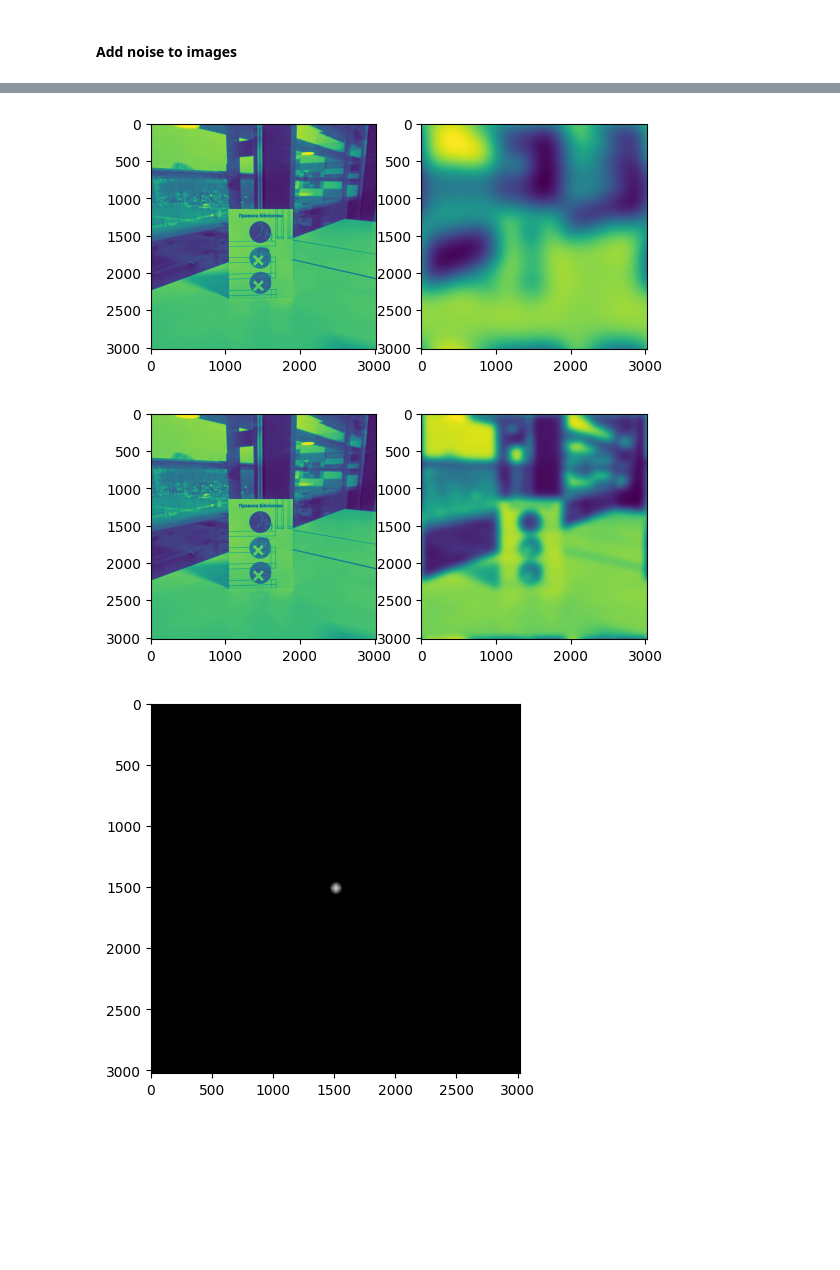
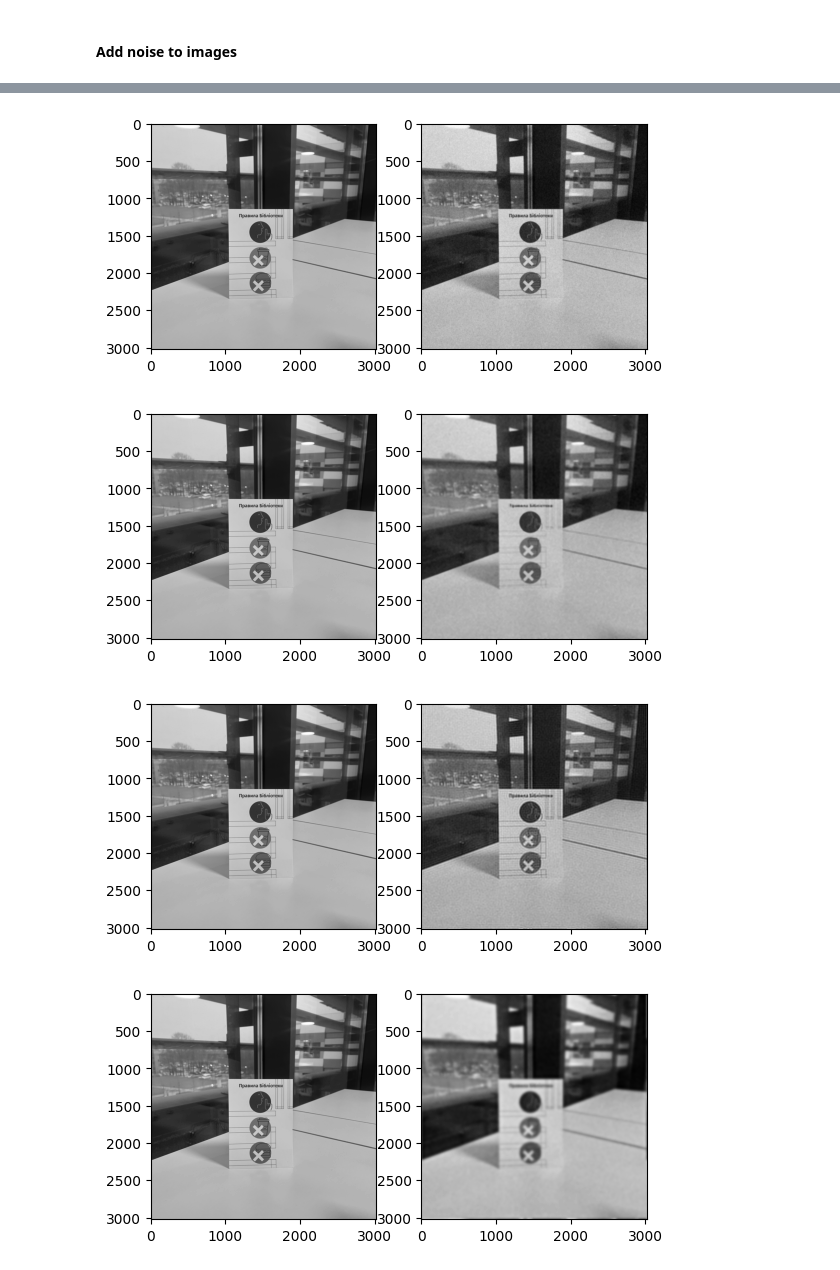
Before and after one commit to bulkobubulko/image-denoising, a Jupyter notebook: image-denoising.ipynb, the cells around one changed output, grey strips where cells are left out. Drawn from its saved outputs; the diff is of its cells as text; code cells hidden in the pictures; blank space fills up the shorter version.

```diff
--- a/image-denoising.ipynb
+++ b/image-denoising.ipynb
@@ -28,7 +37,17 @@ def load_images():
 # %% [markdown]
 #### Additive noise
 # %%
-def add_noise(img, mean=0, std=100):
+def add_noise(img, mean=0, std=30):
+    """Add Gaussian noise to an image.
+
+    Args:
+        img (numpy.ndarray): Input image.
+        mean (float): Mean of the Gaussian noise distribution.
+        std (float): Standard deviation of the Gaussian noise distribution.
+
+    Returns:
+        tuple: Tuple containing original image and noisy image.
+    """
     h, w = img.shape
     noise = np.random.normal(mean, std, (h, w))
     img_noisy = img + noise
@@ -176,8 +288,8 @@ def psnr(img1, img2):
 # %%
 def plot_images(img1, img2):
     fig, axs = plt.subplots(1, 2)
-    axs[0].imshow(img1)
-    axs[1].imshow(img2)
+    axs[0].imshow(img1, cmap='gray')
+    axs[1].imshow(img2, cmap='gray')
     plt.show()
 # %% [markdown]
 ## Image denoising
@@ -413,24 +452,25 @@ def main():
 # %%
-
-# images = load_dataset()
-# images = load_images()
-# image = images[2]
-
 image = cv2.imread('./data/images/input-0.png', cv2.IMREAD_GRAYSCALE)
-
 img, img_noisy = add_noise(image, 0, 60)
 
-img_low_pass, img_fft_shift = low_pass_filter(img_noisy, 4)
-img_butterworth, img_fft_shift = low_pass_butterworth_filter(img_noisy, 4, 2)
-img_gaussian, img_fft_shift = low_pass_gaussian_filter(img_noisy, 10)
+img_avg = averaging_filter(img_noisy, 16)
+img_gaussian = gaussian_filter(img_noisy, 25)
+img_median = median_filter(img_noisy, 29)
+
+img_low_pass, img_fft_shift = low_pass_filter(img_noisy, 100)
+img_butterworth, img_fft_shift = low_pass_butterworth_filter(img_noisy, 40, 2)
+img_gaussian_low_pass, img_fft_shift = low_pass_gaussian_filter(img_noisy, 50)
 
 plot_images(img, img_noisy)
 
+plot_images(img, img_avg)
+plot_images(img, img_gaussian)
+plot_images(img, img_median)
+
 plot_images(img, img_low_pass)
 plot_images(img, img_butterworth)
-plot_images(img, img_gaussian)
+plot_images(img, img_gaussian_low_pass)
 
-# also plot the frequency domain representation of the image
 plt.imshow(np.log(1 + np.abs(img_fft_shift)), cmap='gray')
 plt.show()
 # %% [output]
@@ -439,3 +479,4 @@ plt.show()
-[figure, old version]
+[figure, new version]
-[figure, old version]
+[figure, new version]
-[figure, old version]
+[figure, new version]
+[figure, added]
```
Also changed, not shown: parts of 14 cells of this notebook.
